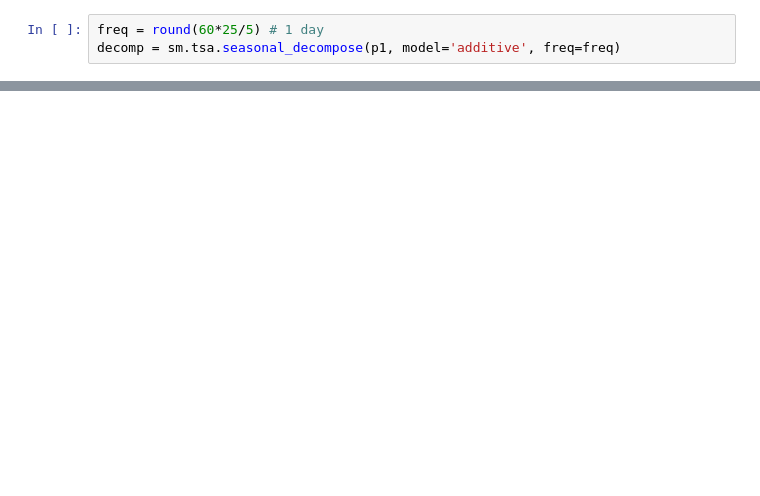
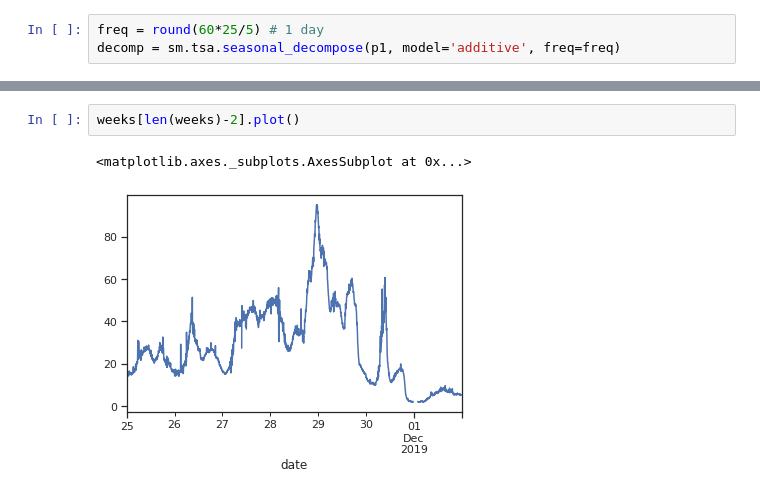
Before and after one commit to aerubanov/Proj_Air_Quality, a Jupyter notebook: notebooks/decomposition.ipynb, the cells around one changed output, grey strips where cells are left out. Saved outputs shown, nothing was run; the diff lists cells and outputs as text; blank space fills up the shorter version.

```diff
--- a/notebooks/decomposition.ipynb
+++ b/notebooks/decomposition.ipynb
@@ -145,0 +160,5 @@ pd.plotting.autocorrelation_plot(p1)
+# %%
+weeks[len(weeks)-2].plot()
+# %% [output]
+<matplotlib.axes._subplots.AxesSubplot at 0x...>
+[figure, added]
```
Also changed, not shown: parts of 11 cells of this notebook.
